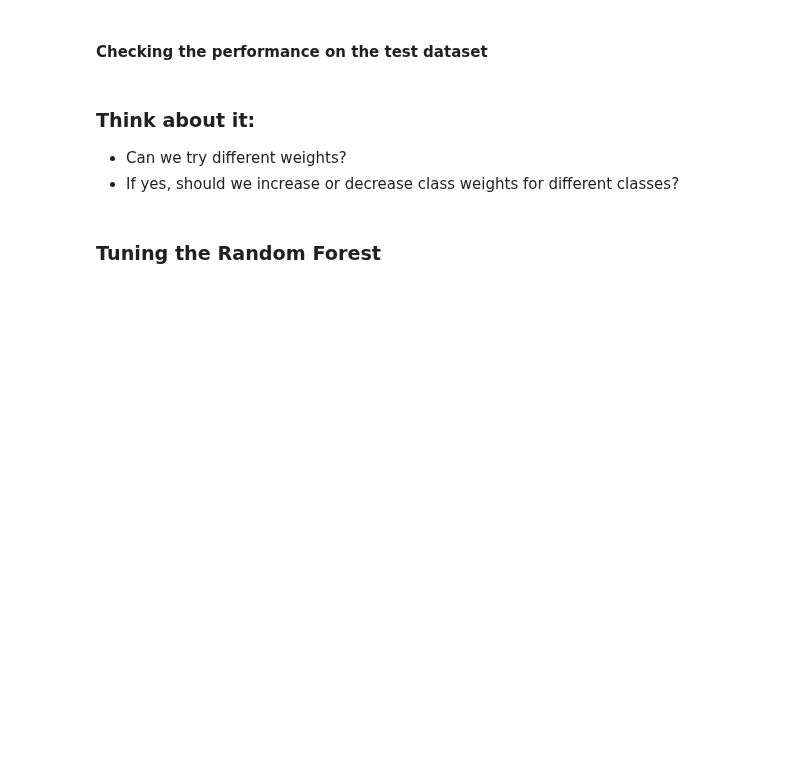
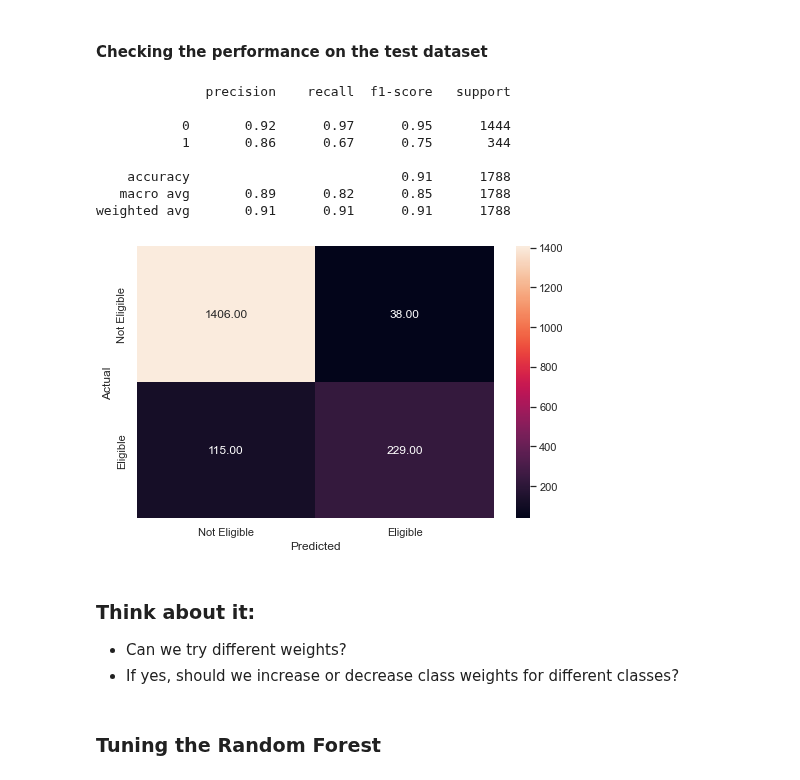
Before and after one commit to asadTariq666/Python_work, a Jupyter notebook: Loan Default Classification/Reference_Notebook_Milestone_2_Classification.ipynb, the cells around one changed output. Cells and saved outputs as stored; diff of their text form; code cells hidden in the pictures; blank space fills up the shorter version.

```diff
--- a/Loan Default Classification/Reference_Notebook_Milestone_2_Classification.ipynb
+++ b/Loan Default Classification/Reference_Notebook_Milestone_2_Classification.ipynb
@@ -677,8 +727,23 @@ ________________
 # %%
 # Checking performance on the test data
 # Remove _________ and complete the code
 
-________________
+
+rf_clf_weight_test = rf_clf_weights.predict(X_test)
+
+#checking the performance on the test dataset
+# Remove _________ and complete the code
+metrics_score(y_test,rf_clf_weight_test)
+# %% [output]
+              precision    recall  f1-score   support
+
+           0       0.92      0.97      0.95      1444
+           1       0.86      0.67      0.75       344
+
+    accuracy                           0.91      1788
+   macro avg       0.89      0.82      0.85      1788
+weighted avg       0.91      0.91      0.91      1788
+[figure, added]
 # %% [markdown]
 ### **Think about it:**
 - Can we try different weights?
```
Also changed, not shown: parts of 22 cells of this notebook.
